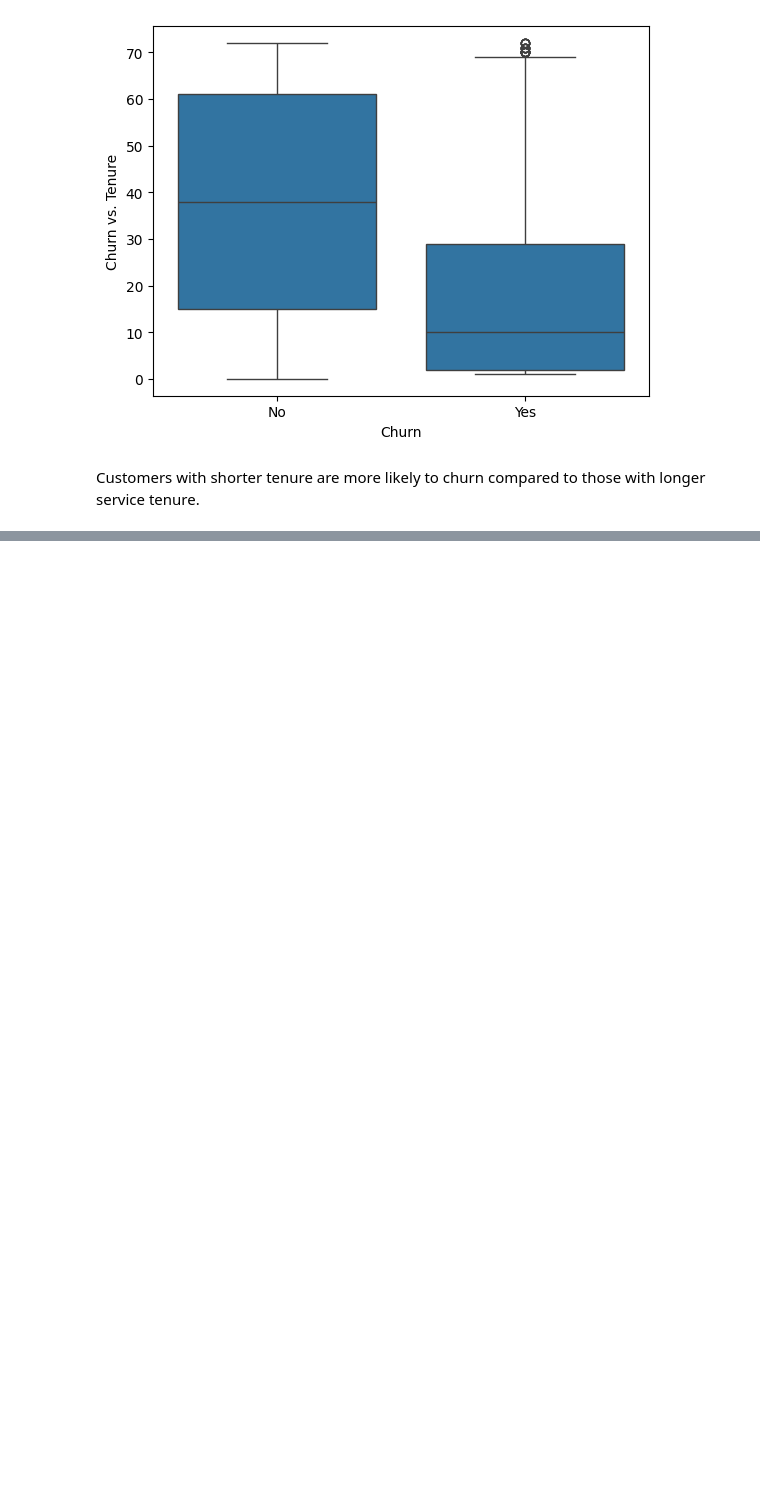
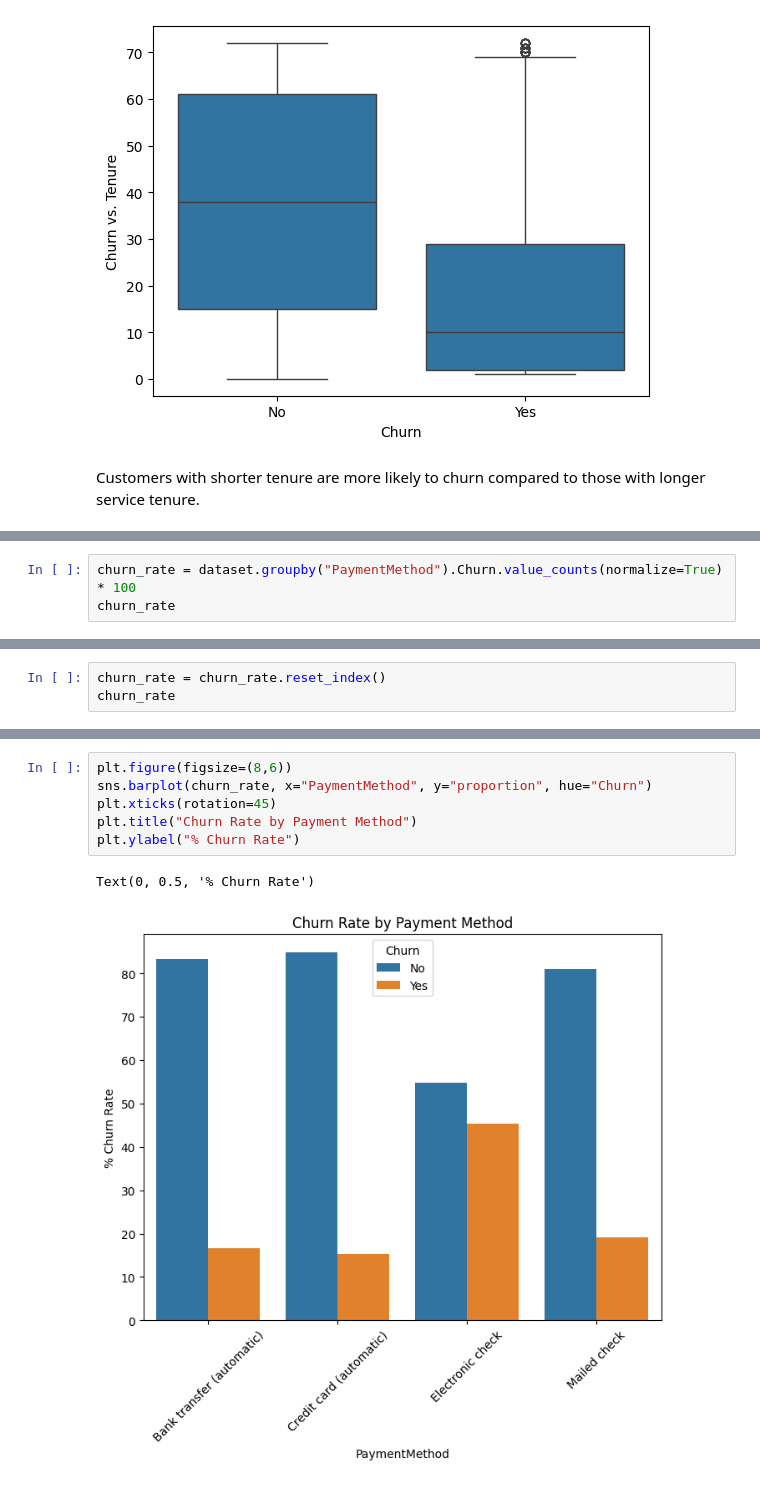
Before and after one commit to mut-rogers/customer_churn, a Jupyter notebook: churn.ipynb, the cells around one changed output, grey strips where cells are left out. Drawn from its saved outputs; the diff is of its cells as text; blank space fills up the shorter version.

```diff
--- a/churn.ipynb
+++ b/churn.ipynb
@@ -448,0 +503,3 @@ Customers with shorter tenure are more likely to churn compared to those with lo
+# %%
+churn_rate = dataset.groupby("PaymentMethod").Churn.value_counts(normalize=True) * 100
+churn_rate
@@ -448,0 +517,3 @@ Customers with shorter tenure are more likely to churn compared to those with lo
+# %%
+churn_rate = churn_rate.reset_index()
+churn_rate
@@ -448,0 +530,9 @@ Customers with shorter tenure are more likely to churn compared to those with lo
+# %%
+plt.figure(figsize=(8,6))
+sns.barplot(churn_rate, x="PaymentMethod", y="proportion", hue="Churn")
+plt.xticks(rotation=45)
+plt.title("Churn Rate by Payment Method")
+plt.ylabel("% Churn Rate")
+# %% [output]
+Text(0, 0.5, '% Churn Rate')
+[figure, added]
```
Also changed, not shown: parts of 11 cells of this notebook.
